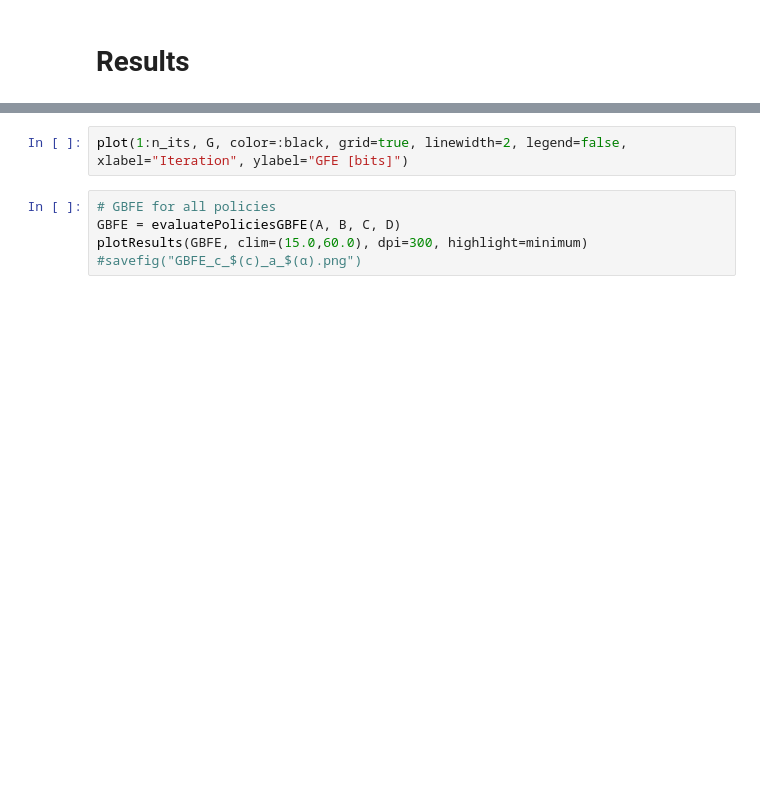
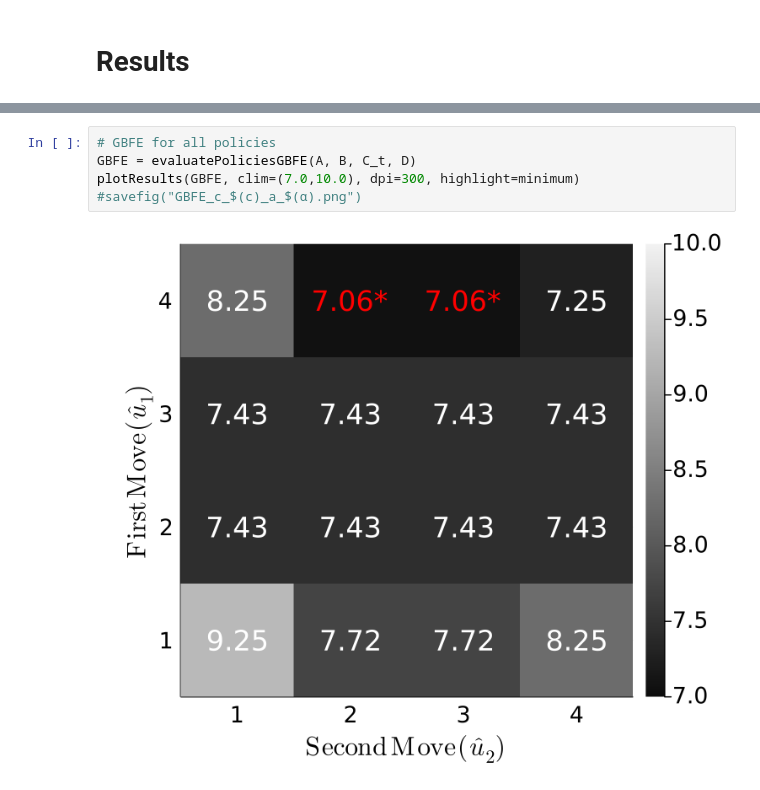
Before and after one commit to biaslab/LAIF, a Jupyter notebook: src/FLSimulations/T-maze_planning_GBFE.ipynb, the cells around one changed output, grey strips where cells are left out. Cells and saved outputs as stored; diff of their text form; blank space fills up the shorter version.

```diff
--- a/src/FLSimulations/T-maze_planning_GBFE.ipynb
+++ b/src/FLSimulations/T-maze_planning_GBFE.ipynb
@@ -106,7 +111,7 @@ G = G./log(2) # Convert to bits
-# %%
-plot(1:n_its, G, color=:black, grid=true, linewidth=2, legend=false, xlabel="Iteration", ylabel="GFE [bits]")
 # %%
 # GBFE for all policies
-GBFE = evaluatePoliciesGBFE(A, B, C, D)
-plotResults(GBFE, clim=(15.0,60.0), dpi=300, highlight=minimum)
+GBFE = evaluatePoliciesGBFE(A, B, C_t, D)
+plotResults(GBFE, clim=(7.0,10.0), dpi=300, highlight=minimum)
 #savefig("GBFE_c_$(c)_a_$(α).png")
+# %% [output]
+[figure, added]
```
Also changed, not shown: parts of 3 cells of this notebook, 16 other files.
